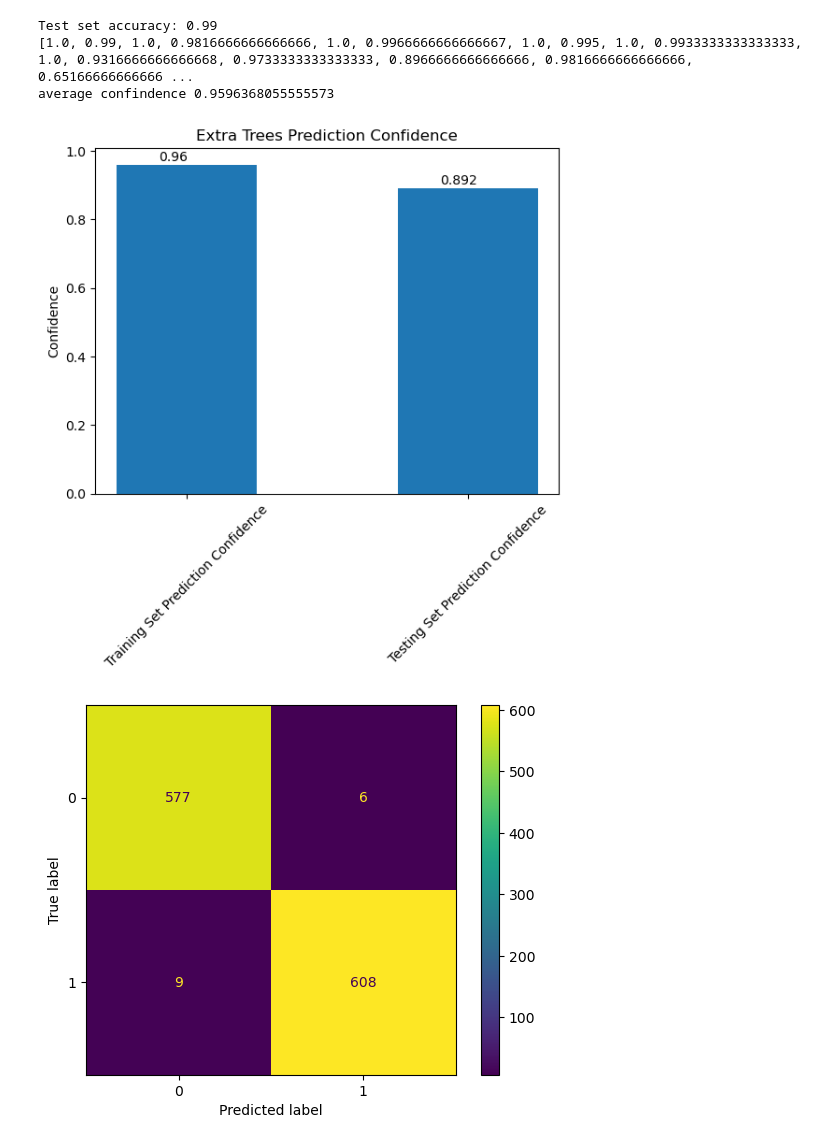
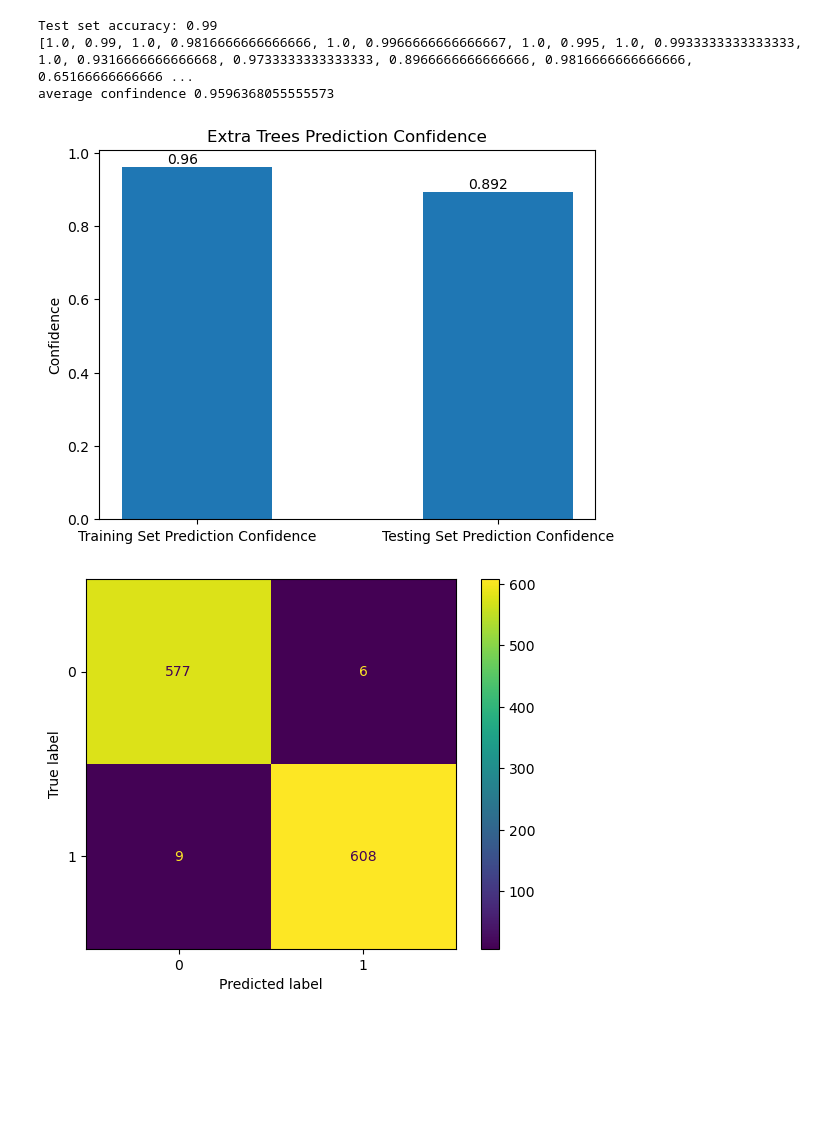
Before and after one commit to Bnejamo/COMP3217, a Jupyter notebook: Binary Data.ipynb, the cells around one changed output. Saved outputs shown, nothing was run; the diff lists cells and outputs as text; code cells hidden in the pictures; blank space fills up the shorter version.

```diff
--- a/Binary Data.ipynb
+++ b/Binary Data.ipynb
@@ -571,15 +571,14 @@ average confindence 0.9596368055555573
 # %%
 x_axis = ["Training Set Prediction Confidence", "Testing Set Prediction Confidence"]
 y_axis = [0.960,0.892]
 plt.bar(x_axis, y_axis, width = 0.5)
 plt.title('Extra Trees Prediction Confidence')
 plt.ylabel('Confidence')
 for i, v in enumerate(y_axis):
     plt.text(i-0.1, v+0.01, "{:.3}".format(v))
-plt.xticks(rotation=45)
 plt.show()
 # %% [output]
-[figure, old version]
+[figure, new version]
 # %%
 
 X_train, X_test, y_train, y_test = train_test_split(df_train.iloc[:,:-1],df_train.iloc[:,-1], test_size=0.2, random_state=None)
```
Also changed, not shown: 2 other files.
